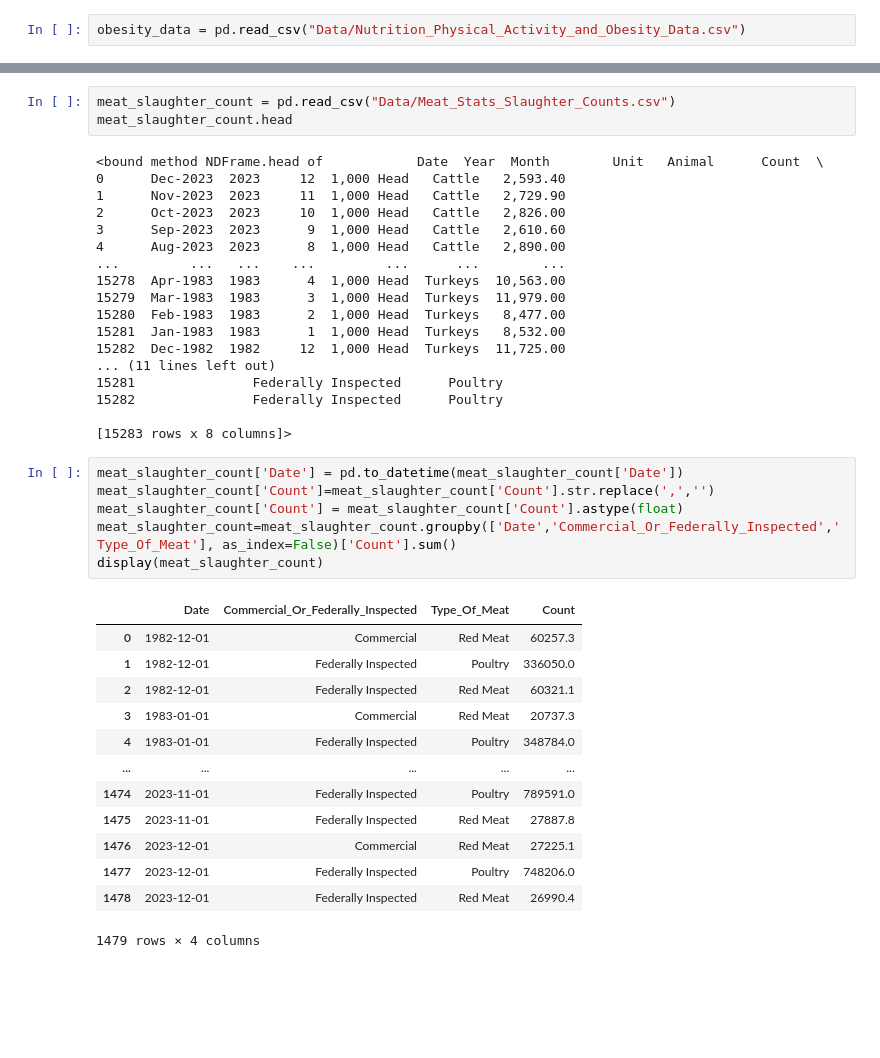
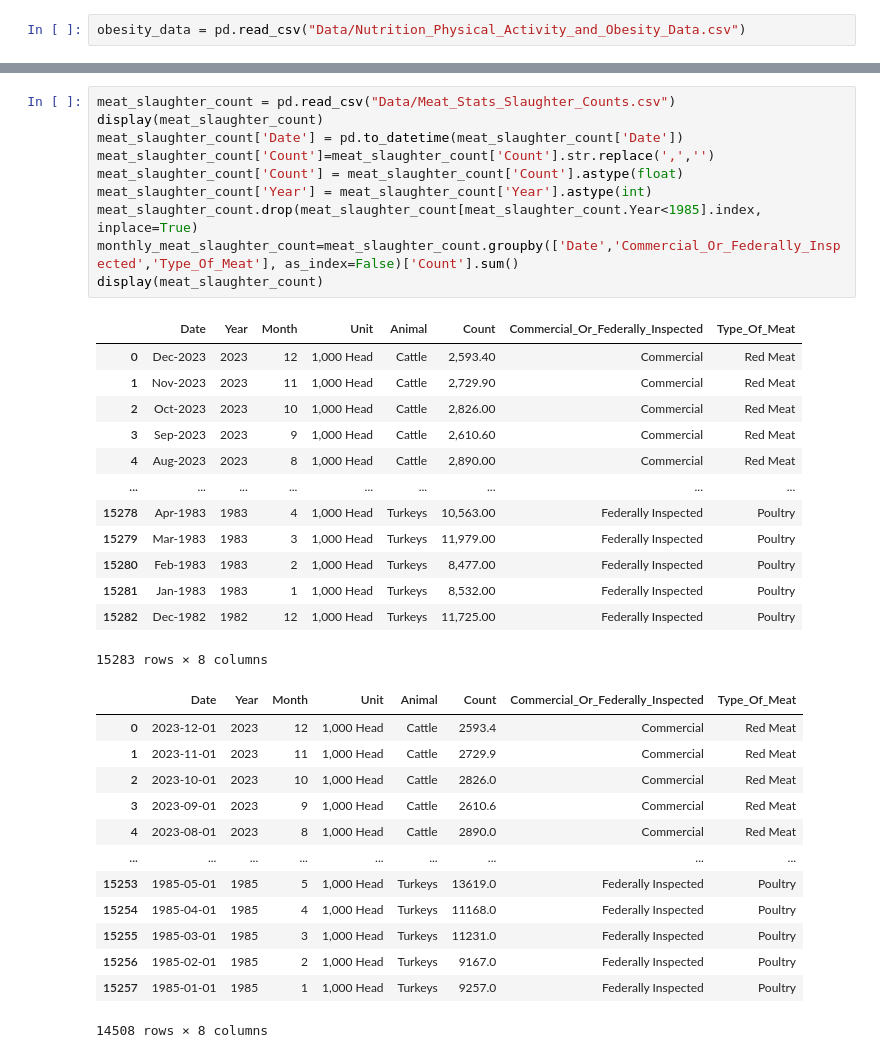
Before and after one commit to YuvBindal/Citadel-APAC-DATATHON-24, a Jupyter notebook: deepan-tests.ipynb, the cells around one changed output, grey strips where cells are left out. Saved outputs shown, nothing was run; the diff lists cells and outputs as text; blank space fills up the shorter version.

```diff
--- a/deepan-tests.ipynb
+++ b/deepan-tests.ipynb
@@ -52,42 +25,38 @@ NameError: name 'recent_year_economic' is not defined
-# %%
-meat_slaughter_count = pd.read_csv("Data/Meat_Stats_Slaughter_Counts.csv")
-meat_slaughter_count.head
-# %% [output]
-<bound method NDFrame.head of            Date  Year  Month        Unit   Animal      Count  \
-0      Dec-2023  2023     12  1,000 Head   Cattle   2,593.40
-1      Nov-2023  2023     11  1,000 Head   Cattle   2,729.90
-2      Oct-2023  2023     10  1,000 Head   Cattle   2,826.00
-3      Sep-2023  2023      9  1,000 Head   Cattle   2,610.60
-4      Aug-2023  2023      8  1,000 Head   Cattle   2,890.00
-...         ...   ...    ...         ...      ...        ...
-15278  Apr-1983  1983      4  1,000 Head  Turkeys  10,563.00
-15279  Mar-1983  1983      3  1,000 Head  Turkeys  11,979.00
-15280  Feb-1983  1983      2  1,000 Head  Turkeys   8,477.00
-15281  Jan-1983  1983      1  1,000 Head  Turkeys   8,532.00
-15282  Dec-1982  1982     12  1,000 Head  Turkeys  11,725.00
-... (11 lines left out)
-15281               Federally Inspected      Poultry
-15282               Federally Inspected      Poultry
-
-[15283 rows x 8 columns]>
 # %%
+meat_slaughter_count = pd.read_csv("Data/Meat_Stats_Slaughter_Counts.csv")
+display(meat_slaughter_count)
 meat_slaughter_count['Date'] = pd.to_datetime(meat_slaughter_count['Date'])
 meat_slaughter_count['Count']=meat_slaughter_count['Count'].str.replace(',','')
 meat_slaughter_count['Count'] = meat_slaughter_count['Count'].astype(float)
-meat_slaughter_count=meat_slaughter_count.groupby(['Date','Commercial_Or_Federally_Inspected','Type_Of_Meat'], as_index=False)['Count'].sum()
+meat_slaughter_count['Year'] = meat_slaughter_count['Year'].astype(int)
+meat_slaughter_count.drop(meat_slaughter_count[meat_slaughter_count.Year<1985].index, inplace=True)
+monthly_meat_slaughter_count=meat_slaughter_count.groupby(['Date','Commercial_Or_Federally_Inspected','Type_Of_Meat'], as_index=False)['Count'].sum()
 display(meat_slaughter_count)
 # %% [output]
-|  | Date | Commercial_Or_Federally_Inspected | Type_Of_Meat | Count |
-| 0 | 1982-12-01 | Commercial | Red Meat | 60257.3 |
-| 1 | 1982-12-01 | Federally Inspected | Poultry | 336050.0 |
-| 2 | 1982-12-01 | Federally Inspected | Red Meat | 60321.1 |
-| 3 | 1983-01-01 | Commercial | Red Meat | 20737.3 |
-| 4 | 1983-01-01 | Federally Inspected | Poultry | 348784.0 |
-| ... | ... | ... | ... | ... |
-| 1474 | 2023-11-01 | Federally Inspected | Poultry | 789591.0 |
-| 1475 | 2023-11-01 | Federally Inspected | Red Meat | 27887.8 |
-| 1476 | 2023-12-01 | Commercial | Red Meat | 27225.1 |
-| 1477 | 2023-12-01 | Federally Inspected | Poultry | 748206.0 |
-| 1478 | 2023-12-01 | Federally Inspected | Red Meat | 26990.4 |
+|  | Date | Year | Month | Unit | Animal | Count | Commercial_Or_Federally_Inspected | Type_Of_Meat |
+| 0 | Dec-2023 | 2023 | 12 | 1,000 Head | Cattle | 2,593.40 | Commercial | Red Meat |
+| 1 | Nov-2023 | 2023 | 11 | 1,000 Head | Cattle | 2,729.90 | Commercial | Red Meat |
+| 2 | Oct-2023 | 2023 | 10 | 1,000 Head | Cattle | 2,826.00 | Commercial | Red Meat |
+| 3 | Sep-2023 | 2023 | 9 | 1,000 Head | Cattle | 2,610.60 | Commercial | Red Meat |
+| 4 | Aug-2023 | 2023 | 8 | 1,000 Head | Cattle | 2,890.00 | Commercial | Red Meat |
+| ... | ... | ... | ... | ... | ... | ... | ... | ... |
+| 15278 | Apr-1983 | 1983 | 4 | 1,000 Head | Turkeys | 10,563.00 | Federally Inspected | Poultry |
+| 15279 | Mar-1983 | 1983 | 3 | 1,000 Head | Turkeys | 11,979.00 | Federally Inspected | Poultry |
+| 15280 | Feb-1983 | 1983 | 2 | 1,000 Head | Turkeys | 8,477.00 | Federally Inspected | Poultry |
+| 15281 | Jan-1983 | 1983 | 1 | 1,000 Head | Turkeys | 8,532.00 | Federally Inspected | Poultry |
+| 15282 | Dec-1982 | 1982 | 12 | 1,000 Head | Turkeys | 11,725.00 | Federally Inspected | Poultry |
-1479 rows × 4 columns
+15283 rows × 8 columns
+|  | Date | Year | Month | Unit | Animal | Count | Commercial_Or_Federally_Inspected | Type_Of_Meat |
+| 0 | 2023-12-01 | 2023 | 12 | 1,000 Head | Cattle | 2593.4 | Commercial | Red Meat |
+| 1 | 2023-11-01 | 2023 | 11 | 1,000 Head | Cattle | 2729.9 | Commercial | Red Meat |
+| 2 | 2023-10-01 | 2023 | 10 | 1,000 Head | Cattle | 2826.0 | Commercial | Red Meat |
+| 3 | 2023-09-01 | 2023 | 9 | 1,000 Head | Cattle | 2610.6 | Commercial | Red Meat |
+| 4 | 2023-08-01 | 2023 | 8 | 1,000 Head | Cattle | 2890.0 | Commercial | Red Meat |
+| ... | ... | ... | ... | ... | ... | ... | ... | ... |
+| 15253 | 1985-05-01 | 1985 | 5 | 1,000 Head | Turkeys | 13619.0 | Federally Inspected | Poultry |
+| 15254 | 1985-04-01 | 1985 | 4 | 1,000 Head | Turkeys | 11168.0 | Federally Inspected | Poultry |
+| 15255 | 1985-03-01 | 1985 | 3 | 1,000 Head | Turkeys | 11231.0 | Federally Inspected | Poultry |
+| 15256 | 1985-02-01 | 1985 | 2 | 1,000 Head | Turkeys | 9167.0 | Federally Inspected | Poultry |
+| 15257 | 1985-01-01 | 1985 | 1 | 1,000 Head | Turkeys | 9257.0 | Federally Inspected | Poultry |
+14508 rows × 8 columns
 # %%
```
Also changed, not shown: parts of 5 cells of this notebook.
